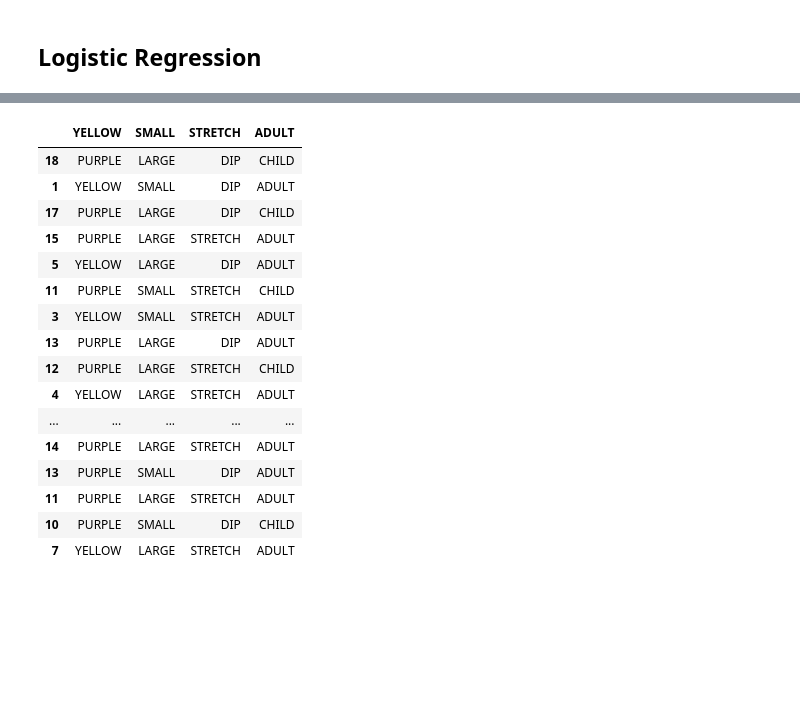
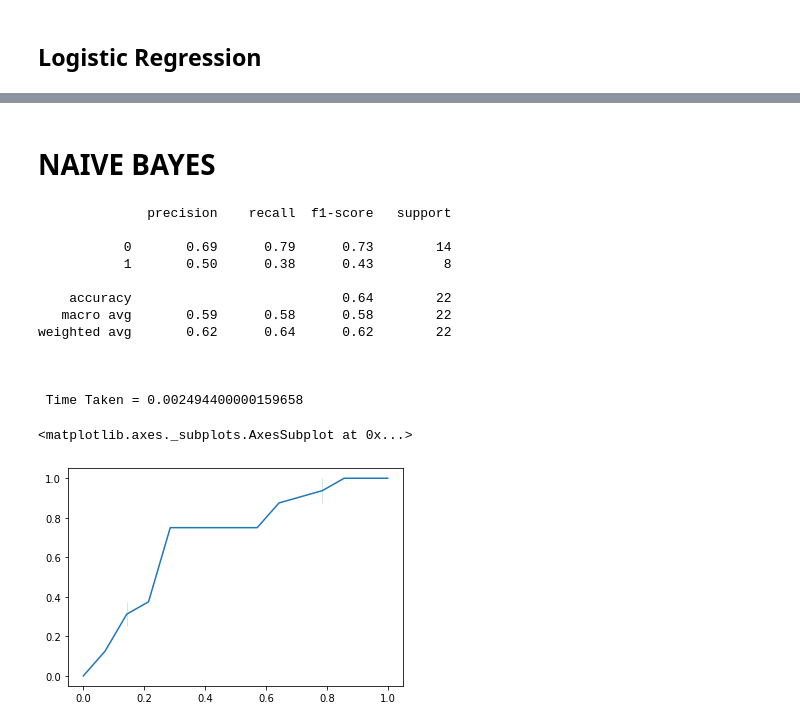
Before and after one commit to Hitendra0506/CSB352_DataMining, a Jupyter notebook: LAB6/Classifier.ipynb, the cells around one changed output, grey strips where cells are left out. Cells and saved outputs as stored; diff of their text form; code cells hidden in the pictures; blank space fills up the shorter version.

```diff
--- a/LAB6/Classifier.ipynb
+++ b/LAB6/Classifier.ipynb
@@ -160,20 +160,2 @@ weighted avg       0.75      0.73      0.73        22
-# %%
-x_test
-# %% [output]
-|  | YELLOW | SMALL | STRETCH | ADULT |
-| 18 | PURPLE | LARGE | DIP | CHILD |
-| 1 | YELLOW | SMALL | DIP | ADULT |
-| 17 | PURPLE | LARGE | DIP | CHILD |
-| 15 | PURPLE | LARGE | STRETCH | ADULT |
-| 5 | YELLOW | LARGE | DIP | ADULT |
-| 11 | PURPLE | SMALL | STRETCH | CHILD |
-| 3 | YELLOW | SMALL | STRETCH | ADULT |
-| 13 | PURPLE | LARGE | DIP | ADULT |
-| 12 | PURPLE | LARGE | STRETCH | CHILD |
-| 4 | YELLOW | LARGE | STRETCH | ADULT |
-| ... | ... | ... | ... | ... |
-| 14 | PURPLE | LARGE | STRETCH | ADULT |
-| 13 | PURPLE | SMALL | DIP | ADULT |
-| 11 | PURPLE | LARGE | STRETCH | ADULT |
-| 10 | PURPLE | SMALL | DIP | CHILD |
-| 7 | YELLOW | LARGE | STRETCH | ADULT |
+# %% [markdown]
+# NAIVE BAYES
@@ -179,0 +188,37 @@ x_test
+# %%
+s = timeit.timeit()
+ytest = []
+ypred = []
+yscore = []
+for i,tst in test.iterrows():
+    t,pred = Predict(tst,train)
+    ypred.append(pred)
+    yscore.append(t)
+    if tst['T'] == 'T':
+        ytest.append(1)
+    else:
+        ytest.append(0)
+ytest = np.array(ytest)
+ypred = np.array(ypred)
+yscore = np.array(yscore)
+e = timeit.timeit()
+report = metrics.classification_report(ytest,ypred)
+print(report)
+print('\n\n Time Taken = {}'.format(e-s))
+fpr, tpr, thresholds = metrics.roc_curve(ytest,yscore,pos_label=1)
+sns.lineplot(fpr,tpr)
+# %% [output]
+              precision    recall  f1-score   support
+
+           0       0.69      0.79      0.73        14
+           1       0.50      0.38      0.43         8
+
+    accuracy                           0.64        22
+   macro avg       0.59      0.58      0.58        22
+weighted avg       0.62      0.64      0.62        22
+
+
+
+ Time Taken = 0.002494400000159658
+<matplotlib.axes._subplots.AxesSubplot at 0x...>
+[figure, added]
```
Also changed, not shown: parts of 5 cells of this notebook.
